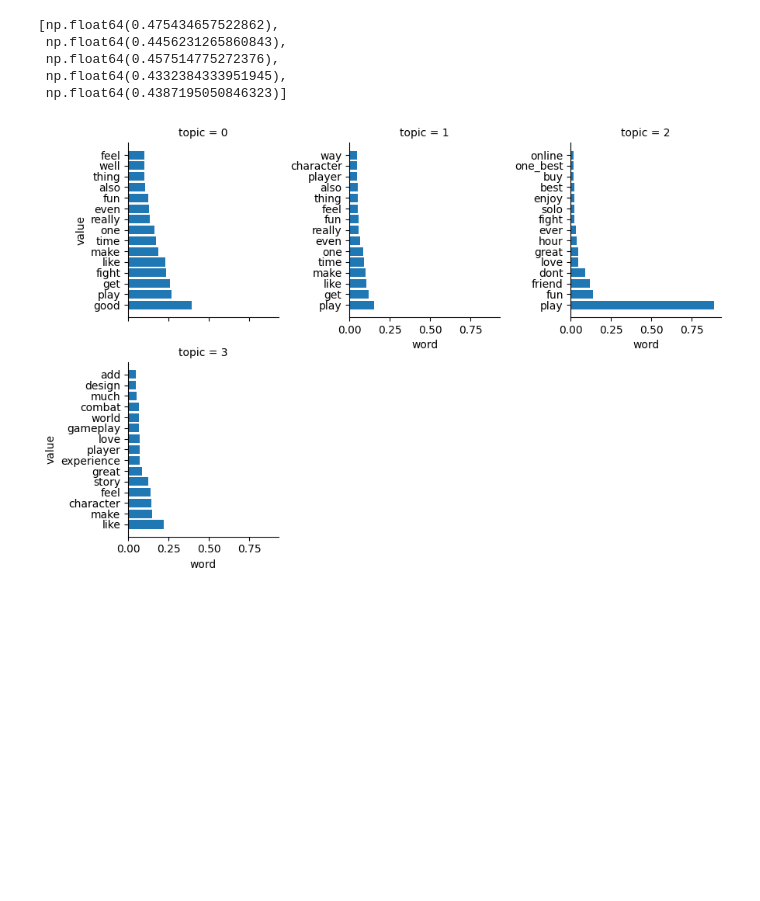
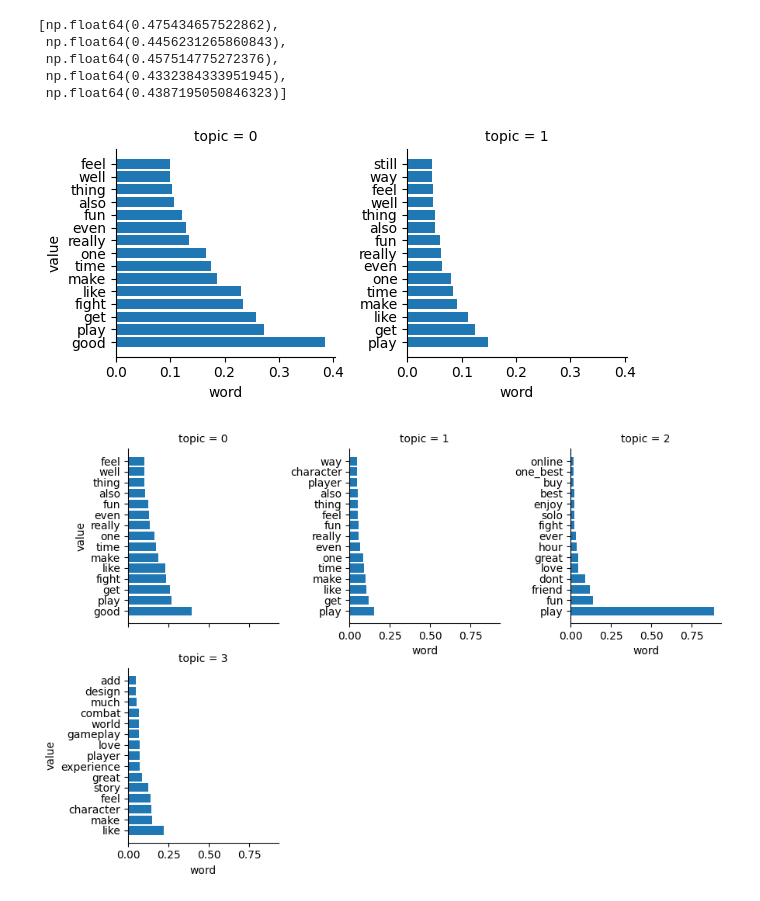
Before and after one commit to CGU-08-IST-332-nlp-steam-name/group-project, a Jupyter notebook: unsupervised_learning.ipynb, the cells around one changed output. Saved outputs shown, nothing was run; the diff lists cells and outputs as text; code cells hidden in the pictures; blank space fills up the shorter version.

```diff
--- a/unsupervised_learning.ipynb
+++ b/unsupervised_learning.ipynb
@@ -232,6 +232,10 @@ bow_coherence
  np.float64(0.457514775272376),
  np.float64(0.4332384333951945),
  np.float64(0.4387195050846323)]
+# %%
+vis_lsa(bow_models[0])
+# %% [output]
+[figure, added]
 # %%
 vis_lsa(bow_models[1])
 # %% [output]
```
Also changed, not shown: parts of 6 cells of this notebook.
